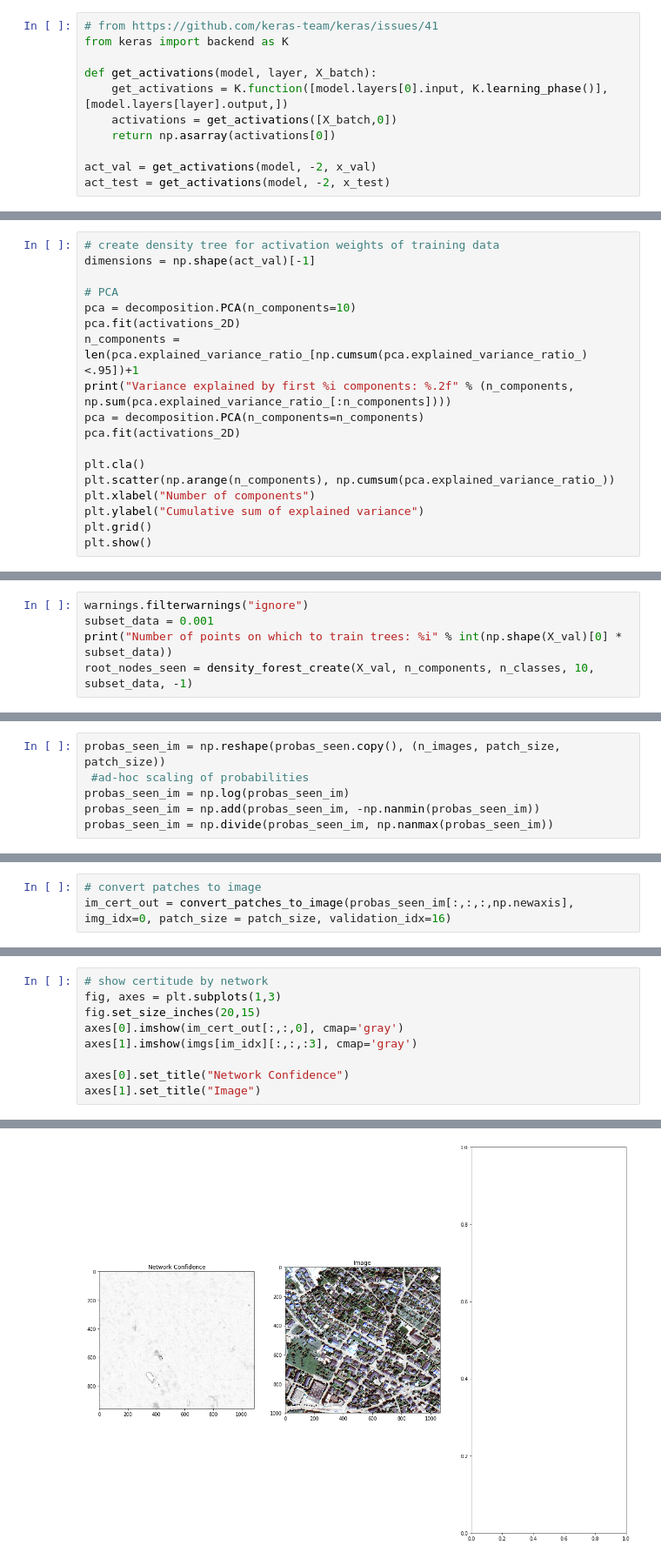
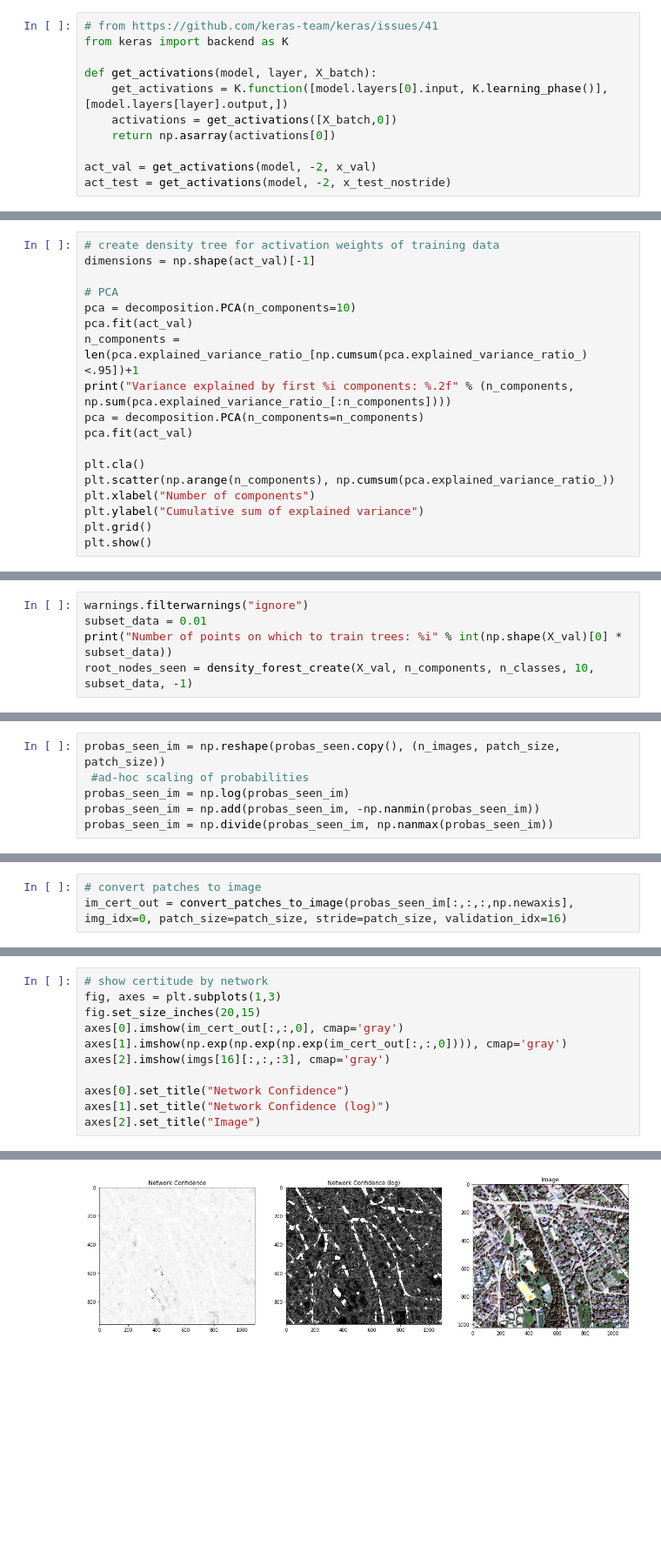
Before and after one commit to CyrilWendl/SIE-Master, a Jupyter notebook: Zurich/Zurich Land Cover Classification.ipynb, the cells around one changed output, grey strips where cells are left out. Shown at 87% size. Cells and saved outputs as stored; diff of their text form; blank space fills up the shorter version.

```diff
--- a/Zurich/Zurich Land Cover Classification.ipynb
+++ b/Zurich/Zurich Land Cover Classification.ipynb
@@ -798,7 +826,7 @@ def get_activations(model, layer, X_batch):
     return np.asarray(activations[0])
 
 act_val = get_activations(model, -2, x_val)
-act_test = get_activations(model, -2, x_test)
+act_test = get_activations(model, -2, x_test_nostride)
 # %%
 # visualize some activations
 fig, axes = plt.subplots(4,8)
@@ -836,11 +861,11 @@ dimensions = np.shape(act_val)[-1]
 
 # PCA
 pca = decomposition.PCA(n_components=10)
-pca.fit(activations_2D)
+pca.fit(act_val)
 n_components = len(pca.explained_variance_ratio_[np.cumsum(pca.explained_variance_ratio_)<.95])+1
 print("Variance explained by first %i components: %.2f" % (n_components, np.sum(pca.explained_variance_ratio_[:n_components])))
 pca = decomposition.PCA(n_components=n_components)
-pca.fit(activations_2D)
+pca.fit(act_val)
 
 plt.cla()
 plt.scatter(np.arange(n_components), np.cumsum(pca.explained_variance_ratio_))
@@ -883,6 +902,6 @@ warnings.filterwarnings("ignore")
 # %%
 warnings.filterwarnings("ignore")
-subset_data = 0.001
+subset_data = 0.01
 print("Number of points on which to train trees: %i" % int(np.shape(X_val)[0] * subset_data))
 root_nodes_seen = density_forest_create(X_val, n_components, n_classes, 10, subset_data, -1)
 # %% [output]
@@ -984,3 +1007,3 @@ Average certainty within class:
 # %%
 # convert patches to image
-im_cert_out = convert_patches_to_image(probas_seen_im[:,:,:,np.newaxis], img_idx=0, patch_size = patch_size, validation_idx=16)
+im_cert_out = convert_patches_to_image(probas_seen_im[:,:,:,np.newaxis], img_idx=0, patch_size=patch_size, stride=patch_size, validation_idx=16)
@@ -987,12 +1012,14 @@ im_cert_out = convert_patches_to_image(probas_seen_im[:,:,:,np.newaxis], img_idx
 # %%
 # show certitude by network
 fig, axes = plt.subplots(1,3)
 fig.set_size_inches(20,15)
 axes[0].imshow(im_cert_out[:,:,0], cmap='gray')
-axes[1].imshow(imgs[im_idx][:,:,:3], cmap='gray')
+axes[1].imshow(np.exp(np.exp(np.exp(im_cert_out[:,:,0]))), cmap='gray')
+axes[2].imshow(imgs[16][:,:,:3], cmap='gray')
 
 axes[0].set_title("Network Confidence")
-axes[1].set_title("Image")
+axes[1].set_title("Network Confidence (log)")
+axes[2].set_title("Image")
 # %% [output]
 <matplotlib.text.Text at 0x...>
-[figure, old version]
+[figure, new version]
```
Also changed, not shown: parts of 33 cells of this notebook, 8 other files.
